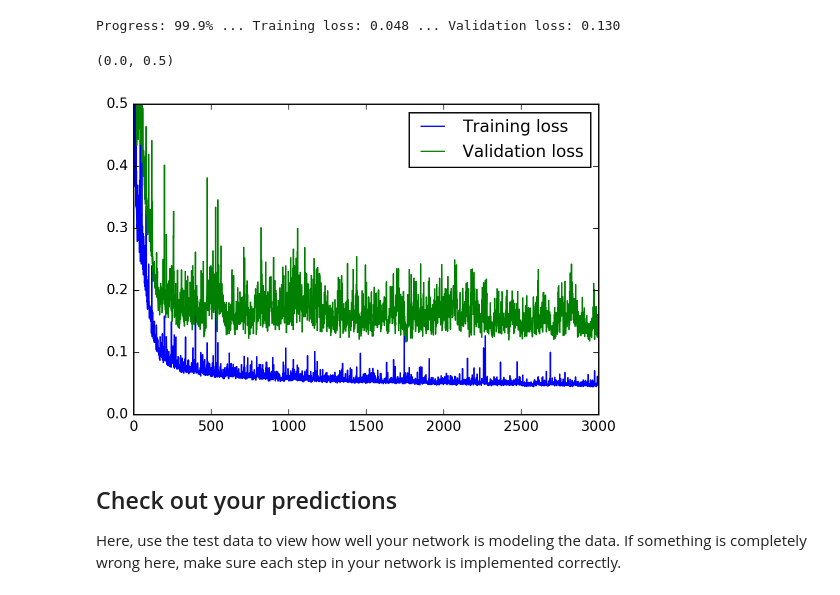
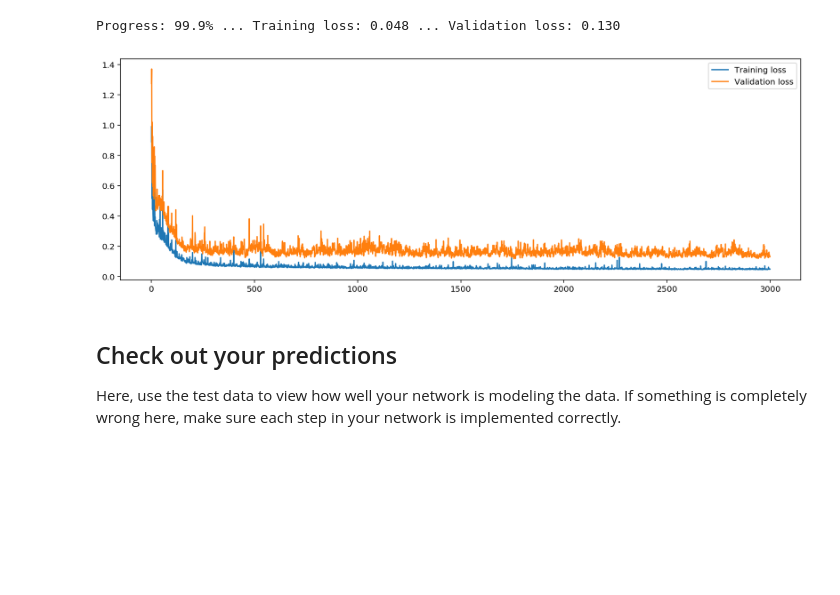
Before and after one commit to Saurav-31/DLND, a Jupyter notebook: NeuralNetworkFromScratch/dlnd-your-first-neural-network.ipynb, the cells around one changed output. Cells and saved outputs as stored; diff of their text form; code cells hidden in the pictures; blank space fills up the shorter version.

Commit message:
Project1: First Neural Network and Project2: Image Classification on CIFAR-10 Dataset working code

```diff
--- a/NeuralNetworkFromScratch/dlnd-your-first-neural-network.ipynb
+++ b/NeuralNetworkFromScratch/dlnd-your-first-neural-network.ipynb
@@ -135,35 +137,22 @@ class NeuralNetwork(object):
         # Convert inputs list to 2d array
         inputs = np.array(inputs_list, ndmin=2).T
         targets = np.array(targets_list, ndmin=2).T
-        #print(targets)
-        #### Implement the forward pass here ####
-        ### Forward pass ###
-        # TODO: Hidden layer
+
         hidden_inputs = np.dot(self.weights_input_to_hidden,inputs)
-        #print('Hidden Inputs' ,hidden_inputs.shape)# signals into hidden layer
-        hidden_outputs = self.activation_function(hidden_inputs) # signals from hidden layer
-        #print('Hidden Outputs' ,hidden_outputs.shape)
-        # TODO: Output layer
-        final_inputs = np.dot(self.weights_hidden_to_output,hidden_outputs) # signals into final output layer
-        final_outputs = final_inputs # signals from final output layer
-        #print('final_outputs' ,final_outputs.shape)
-        #### Implement the backward pass here ####
-        ### Backward pass ###
+        hidden_outputs = self.activation_function(hidden_inputs)
+
+        final_inputs = np.dot(self.weights_hidden_to_output,hidden_outputs)
+        final_outputs = final_inputs
 
         # TODO: Output error
-        output_errors = targets-final_outputs  # Output layer error is the difference between desired target and actual output.
-        #print('output_errors',output_errors.shape)
-        # TODO: Backpropagated error
-        hidden_errors = (self.weights_hidden_to_output*output_errors).T* (hidden_outputs*(1-hidden_outputs))# errors propagated to the hidden layer
-        #hidden_grad = hidden_errors *hidden_inputs # hidden layer gradients
-        #print('hidden_errors' ,hidden_errors.shape)
-        #print('hidden_grad' ,hidden_grad.shape)
-        # TODO: Update the weights
+        output_errors = targets-final_outputs
+        output_grad = 1
 
-        self.weights_hidden_to_output += self.lr* output_errors*hidden_outputs.T # update hidden-to-output weights with gradient descent step
+        hidden_errors = np.dot(self.weights_hidden_to_output.T, output_errors)
+        hidden_grad = (hidden_outputs*(1-hidden_outputs))
 
-        self.weights_input_to_hidden += ((self.lr*hidden_errors).T*inputs).T # update input-to-hidden weights with gradient descent step
-
+        self.weights_hidden_to_output += self.lr* np.dot(output_errors*output_grad, hidden_outputs.T)
+        self.weights_input_to_hidden += self.lr* (np.dot(hidden_errors*hidden_grad, inputs.T))
 
     def run(self, inputs_list):
         # Run a forward pass through the network
@@ -230,13 +219,13 @@ for e in range(epochs):
 # %% [output]
 Progress: 99.9% ... Training loss: 0.048 ... Validation loss: 0.130
 # %%
+fig = plt.figure(figsize=(15,5))
 plt.plot(losses['train'], label='Training loss')
 plt.plot(losses['validation'], label='Validation loss')
 plt.legend()
-plt.ylim(ymax=0.5)
+plt.show()
 # %% [output]
-(0.0, 0.5)
-[figure, old version]
+[figure, new version]
 # %% [markdown]
 ## Check out your predictions
 
```
Also changed, not shown: parts of 6 cells of this notebook, 7 other files.
